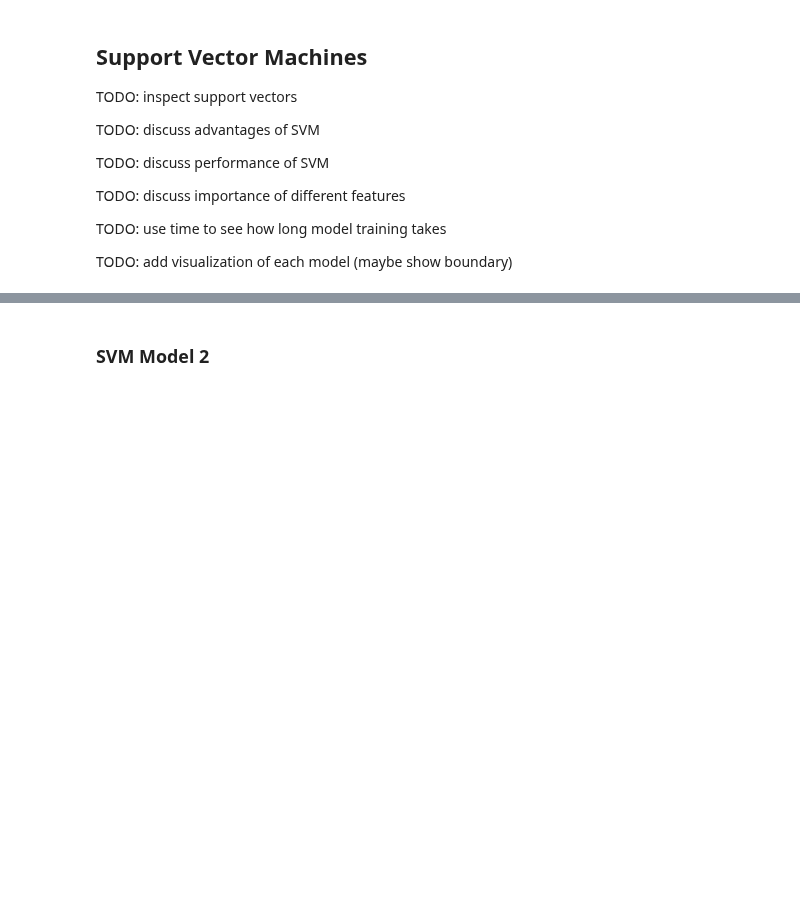
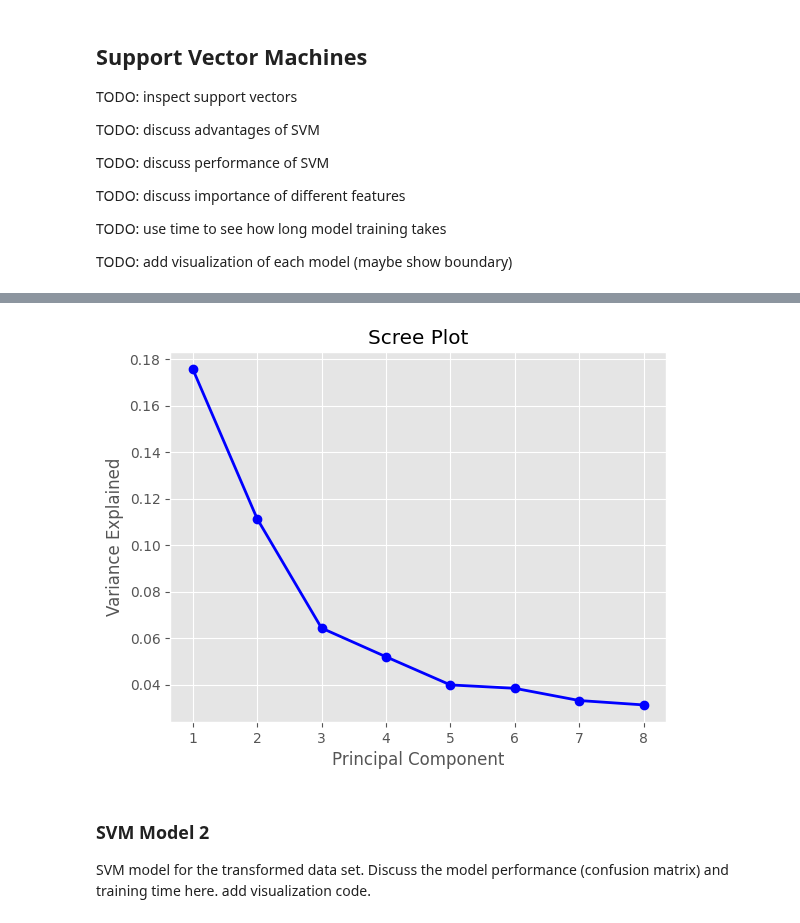
Before and after one commit to bx-lr/ps_obf_ml, a Jupyter notebook: labs/mini_lab1_v01_outline.ipynb, the cells around one changed output, grey strips where cells are left out. Cells and saved outputs as stored; diff of their text form; code cells hidden in the pictures; blank space fills up the shorter version.

```diff
--- a/labs/mini_lab1_v01_outline.ipynb
+++ b/labs/mini_lab1_v01_outline.ipynb
@@ -177,0 +291,32 @@ Logistic regression model for the raw data set.
+# %%
+
+to_remove = ['doc_dtype_bool_word_count', 'doc_dtype_char_word_count',
+       'doc_dtype_int_word_count', 'doc_dtype_long_word_count',
+       'doc_dtype_float_word_count', 'doc_dtype_single_word_count',
+       'doc_dtype_double_word_count', 'doc_dtype_decimal_word_count',
+       'doc_keyword_begin_word_count', 'doc_keyword_break_word_count',
+       'doc_keyword_catch_word_count', 'doc_keyword_class_word_count',
+       'doc_keyword_continue_word_count', 'doc_keyword_data_word_count',
+       'doc_keyword_define_word_count', 'doc_keyword_do_word_count',
+       'doc_keyword_dynamicparam_word_count', 'doc_keyword_else_word_count',
+       'doc_keyword_elseif_word_count', 'doc_keyword_end_word_count',
+       'doc_keyword_enum_word_count', 'doc_keyword_exit_word_count',
+       'doc_keyword_filter_word_count', 'doc_keyword_finally_word_count',
+       'doc_keyword_foreach_word_count', 'doc_keyword_from_word_count',
+       'doc_keyword_function_word_count', 'doc_keyword_hidden_word_count',
+       'doc_keyword_if_word_count', 'doc_keyword_in_word_count',
+       'doc_keyword_param_word_count', 'doc_keyword_process_word_count',
+       'doc_keyword_return_word_count', 'doc_keyword_static_word_count',
+       'doc_keyword_switch_word_count', 'doc_keyword_throw_word_count',
+       'doc_keyword_trap_word_count', 'doc_keyword_try_word_count',
+       'doc_keyword_until_word_count', 'doc_keyword_using_word_count',
+       'doc_keyword_var_word_count', 'doc_keyword_while_word_count']
+scaled_df = raw_drop_df.copy()
+scaled_df = get_useful_features(scaled_df, to_remove)
+explanatory_var = scaled_df['is_obf']
+scaled_df.doc_keyword_totals = log(scaled_df.doc_keyword_totals)
+scaler = StandardScaler()
+scaler.fit(scaled_df.drop('is_obf', axis = 1))
+scaled_values = scaler.transform(scaled_df.drop('is_obf', axis = 1))
+data = pd.DataFrame(scaled_values, index = scaled_df.index, columns = scaled_df.drop('is_obf', axis = 1).columns)
+data['is_obf'] = explanatory_var
@@ -177,0 +338,12 @@ Logistic regression model for the raw data set.
+# %%
+pca = PCA(n_components = 8)
+pca_fit = pca.fit(data.drop('is_obf', axis = 1))
+X_pca_8 = pca_fit.transform(data.drop('is_obf', axis = 1))
+PC_values = np.arange(pca.n_components_) + 1
+plt.plot(PC_values, pca.explained_variance_ratio_, 'o-', linewidth=2, color='blue')
+plt.title('Scree Plot')
+plt.xlabel('Principal Component')
+plt.ylabel('Variance Explained')
+plt.show()
+# %% [output]
+[figure, added]
@@ -178,3 +356,6 @@ Logistic regression model for the raw data set.
+# %% [markdown]
+### SVM Model 2
+SVM model for the transformed data set. Discuss the model performance (confusion matrix) and training time here. add visualization code.
 # %%
 # Create a SVC classifier using an RBF kernel
 svm = SVC(kernel='rbf', random_state=0, gamma=.01, C=1)
@@ -186,5 +367,3 @@ plot_decision_regions(X_xor, y_xor, classifier=svm)
 plt.legend(loc='upper left')
 plt.tight_layout()
 plt.show()
-# %% [markdown]
-### SVM Model 2
```
Also changed, not shown: parts of 17 cells of this notebook.
